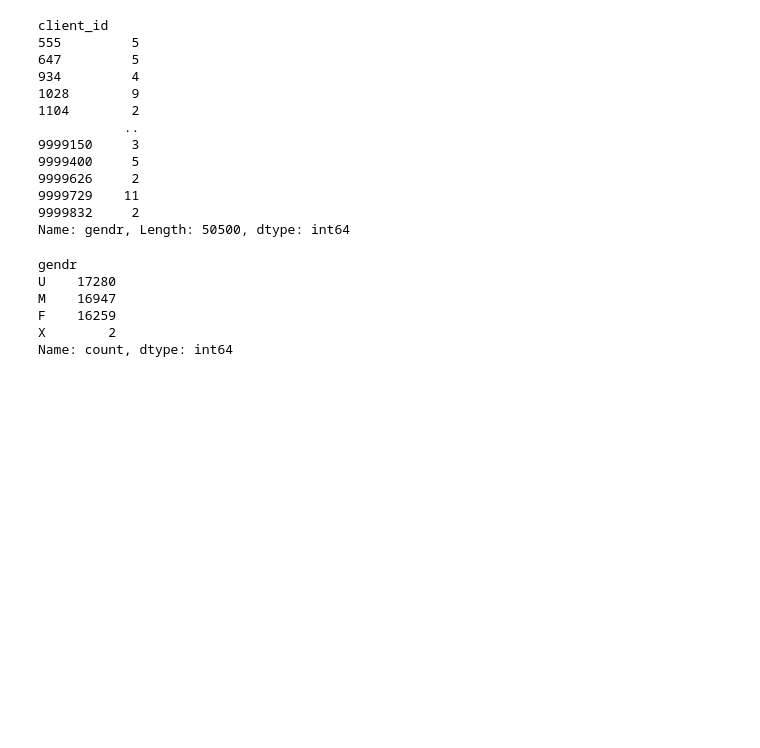
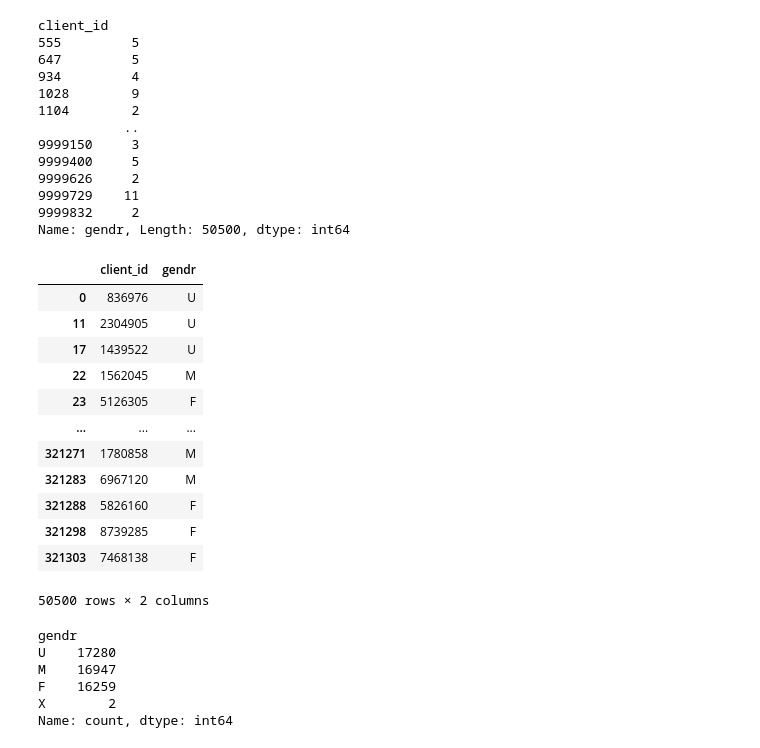
Before and after one commit to reppmaz/vanguard-ab-test, a Jupyter notebook: EDA-gunay.ipynb, the cells around one changed output. Drawn from its saved outputs; the diff is of its cells as text; code cells hidden in the pictures; blank space fills up the shorter version.

```diff
--- a/EDA-gunay.ipynb
+++ b/EDA-gunay.ipynb
@@ -243,9 +243,23 @@ client_id
 9999832     2
 Name: gendr, Length: 50500, dtype: int64
 # %%
-#unique_clients = cleaned_df.drop_duplicates(subset='client_id')
-#unique_clients_gender = unique_clients[['client_id', 'gendr']]
-#unique_clients_gender
+unique_clients = cleaned_df.drop_duplicates(subset='client_id')
+unique_clients_gender = unique_clients[['client_id', 'gendr']]
+unique_clients_gender
+# %% [output]
+|  | client_id | gendr |
+| 0 | 836976 | U |
+| 11 | 2304905 | U |
+| 17 | 1439522 | U |
+| 22 | 1562045 | M |
+| 23 | 5126305 | F |
+| ... | ... | ... |
+| 321271 | 1780858 | M |
+| 321283 | 6967120 | M |
+| 321288 | 5826160 | F |
+| 321298 | 8739285 | F |
+| 321303 | 7468138 | F |
+50500 rows × 2 columns
 # %%
 gender_counts = unique_clients_gender['gendr'].value_counts()
 gender_counts
```
Also changed, not shown: parts of 4 cells of this notebook.
